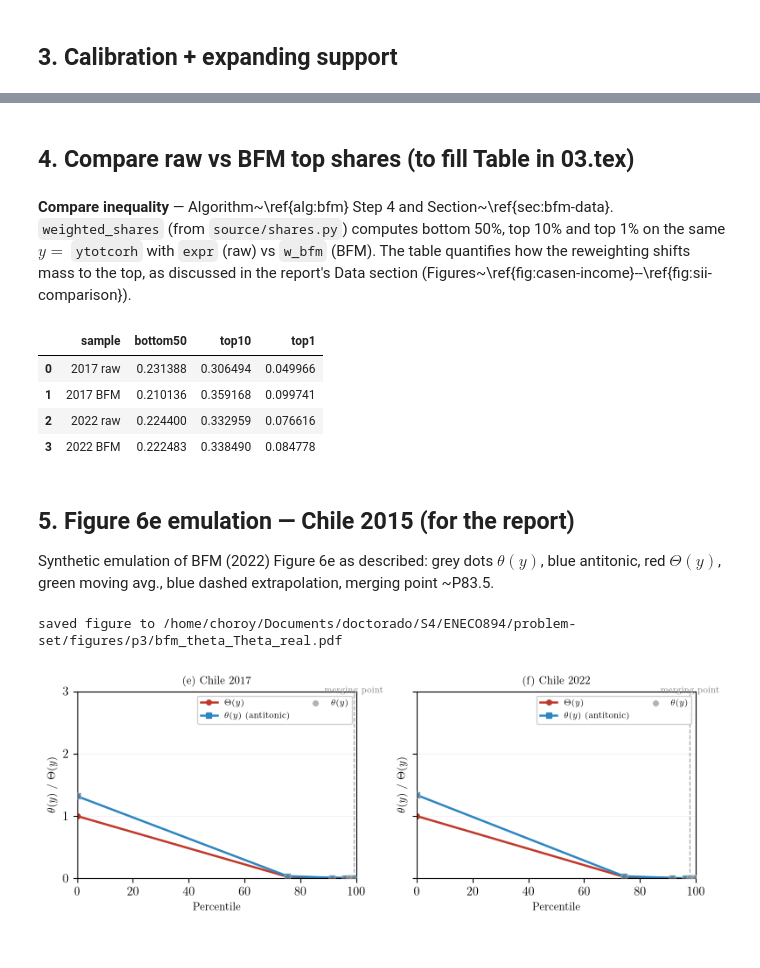
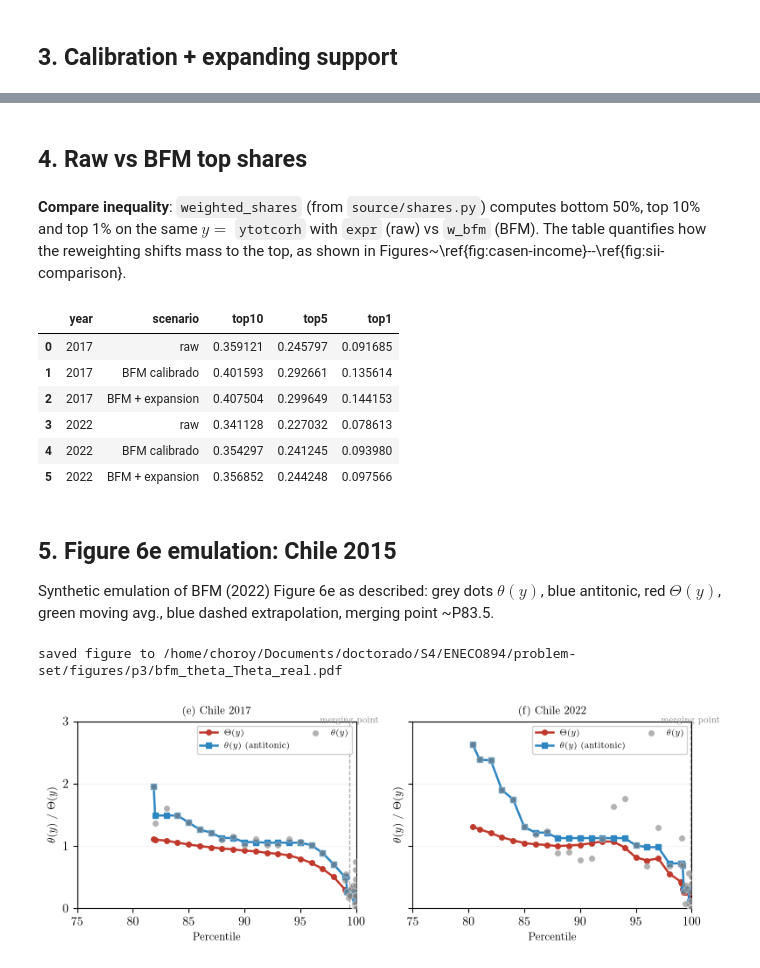
Before and after one commit to crisdonoli/measuring-inequality, a Jupyter notebook: notebooks/06_bfm.ipynb, the cells around one changed output, grey strips where cells are left out. Saved outputs shown, nothing was run; the diff lists cells and outputs as text; code cells hidden in the pictures.

```diff
--- a/notebooks/06_bfm.ipynb
+++ b/notebooks/06_bfm.ipynb
@@ -162,41 +183,50 @@ for name, hh, at in [("2017", hh17, 2017), ("2022", hh22, 2022)]:
 # %% [markdown]
-## 4. Compare raw vs BFM top shares (to fill Table in 03.tex)
+## 4. Raw vs BFM top shares
 # %% [markdown]
-**Compare inequality** — Algorithm~\ref{alg:bfm} Step 4 and Section~\ref{sec:bfm-data}.
-`weighted_shares` (from `source/shares.py`) computes bottom 50\%, top 10\% and top 1\% on the same $y=$ `ytotcorh` with `expr` (raw) vs `w_bfm` (BFM). The table quantifies how the reweighting shifts mass to the top, as discussed in the report's Data section (Figures~\ref{fig:casen-income}--\ref{fig:sii-comparison}).
+**Compare inequality**:
+`weighted_shares` (from `source/shares.py`) computes bottom 50\%, top 10\% and top 1\% on the same $y=$ `ytotcorh` with `expr` (raw) vs `w_bfm` (BFM). The table quantifies how the reweighting shifts mass to the top, as shown in Figures~\ref{fig:casen-income}--\ref{fig:sii-comparison}.
 # %%
+def shares(y, w):
+    y = np.asarray(y, float); w = np.asarray(w, float)
+    o = np.argsort(y); y, w = y[o], w[o]
+    c = np.cumsum(w) / w.sum()
+    tot = (w * y).sum()
+    out = {}
+    for pp in (0.10, 0.05, 0.01):
+        q = np.interp(1 - pp, c, y)
+        out[f"top{int(pp*100)}"] = (w[y >= q] * y[y >= q]).sum() / tot
+    return out
 
-rows=[]
-for name, hh in [("2017 raw", hh17), ("2017 BFM", hh17), ("2022 raw", hh22), ("2022 BFM", hh22)]:
-    is_bfm = "BFM" in name
-    wcol = "w_bfm" if is_bfm else "expr"
-    # weighted_shares expects DataFrame with income and weight
-    s = weighted_shares(hh, wealth_col="ytotcorh", weight_col=wcol)
-    rows.append({"sample": name, **s})
-pd.DataFrame(rows)
+rows = []
+for name, r in results.items():
+    hh = r["hh"]
+    for scen, yy, ww in [("raw", hh["y"].values, hh["w"].values),
+                         ("BFM calibrado", hh["y"].values, hh["w_bfm"].values),
+                         ("BFM + expansion", hh["y_exp"].values, hh["w_bfm"].values)]:
+        rows.append({"year": name, "scenario": scen, **shares(yy, ww)})
+shares_tbl = pd.DataFrame(rows)
+shares_tbl
 # %% [output]
-|  | sample | bottom50 | top10 | top1 |
-| 0 | 2017 raw | 0.231388 | 0.306494 | 0.049966 |
-| 1 | 2017 BFM | 0.210136 | 0.359168 | 0.099741 |
-| 2 | 2022 raw | 0.224400 | 0.332959 | 0.076616 |
-| 3 | 2022 BFM | 0.222483 | 0.338490 | 0.084778 |
+|  | year | scenario | top10 | top5 | top1 |
+| 0 | 2017 | raw | 0.359121 | 0.245797 | 0.091685 |
+| 1 | 2017 | BFM calibrado | 0.401593 | 0.292661 | 0.135614 |
+| 2 | 2017 | BFM + expansion | 0.407504 | 0.299649 | 0.144153 |
+| 3 | 2022 | raw | 0.341128 | 0.227032 | 0.078613 |
+| 4 | 2022 | BFM calibrado | 0.354297 | 0.241245 | 0.093980 |
+| 5 | 2022 | BFM + expansion | 0.356852 | 0.244248 | 0.097566 |
 # %% [markdown]
-## 5. Figure 6e emulation — Chile 2015 (for the report)
+## 5. Figure 6e emulation: Chile 2015
 
 Synthetic emulation of BFM (2022) Figure 6e as described: grey dots $\theta(y)$, blue antitonic, red $\Theta(y)$, green moving avg., blue dashed extrapolation, merging point ~P83.5.
 # %%
-# Real BFM diagnostic — same style as Fig 6e but with our CASEN+SII data (2017 and 2022)
-from source.figures import plot_bfm_theta_Theta_real
 fig, axes = plt.subplots(1, 2, figsize=(8, 3), sharey=True)
-for ax, (name, hh, at) in zip(axes, [("(e) Chile 2017", hh17, 2017), ("(f) Chile 2022", hh22, 2022)]):
-    y = hh["ytotcorh"].values
-    w = hh["expr"].values
-    tax_df = sii_for_at(cleaned, at)
-    y_star, tilde, theta_hat, Theta_hat, yk = estimate_merging_point(y, w, tax_df["cons_n"].values, tax_tramos=tax_df["tramo"].tolist(), at_comercial=at)
-    plot_bfm_theta_Theta_real(fig, ax, tilde, theta_hat, Theta_hat, yk, tax_df["cons_n"].values/tax_df["cons_n"].sum(), title=name)
+for ax, (name, r) in zip(axes, results.items()):
+    pct = 100 * fractal_percentiles_from(r["p_start"])[:-1]
+    plot_bfm_theta_Theta_real(fig, ax, r["tilde"], r["theta_hat"], r["Theta_hat"], r["yk"],
+                              r["tax_share"], pct=pct, title=f"({'e' if name=='2017' else 'f'}) Chile {name}")
 plt.tight_layout()
 save_fig(ROOT / "figures/p3/bfm_theta_Theta_real.pdf", fig)
 plt.show()
 # %% [output]
 saved figure to /home/choroy/Documents/doctorado/S4/ENECO894/problem-set/figures/p3/bfm_theta_Theta_real.pdf
-[figure, old version]
+[figure, new version]
```
Also changed, not shown: parts of 11 cells of this notebook, 10 other files.
